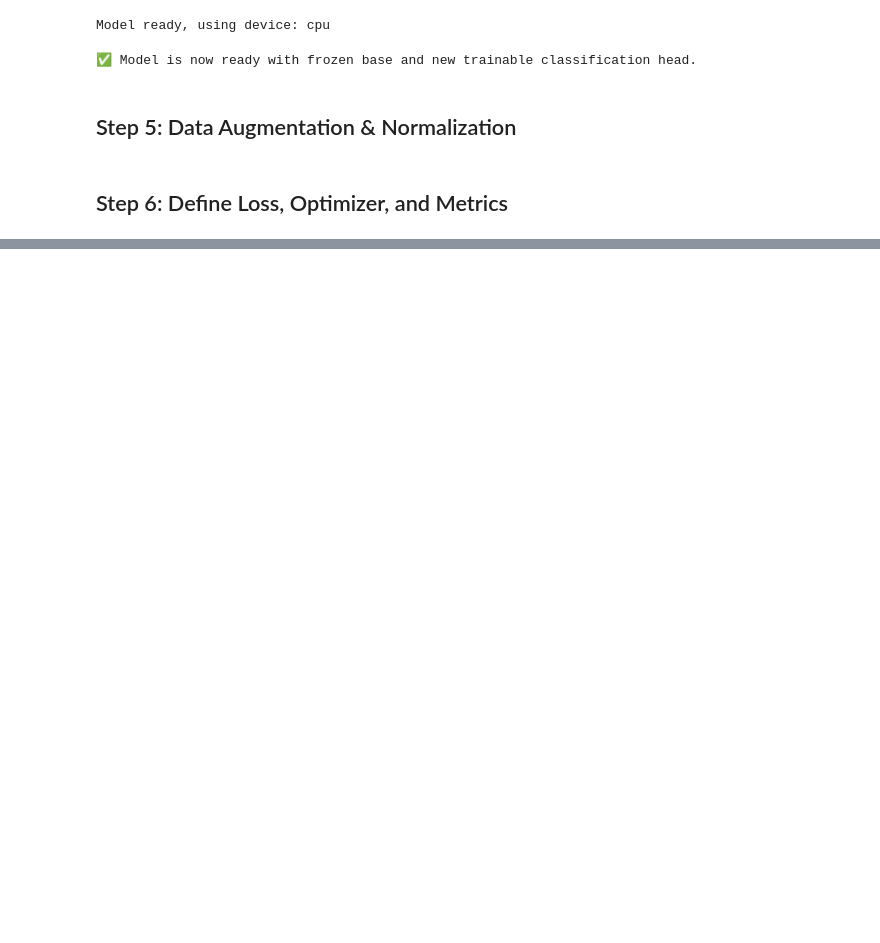
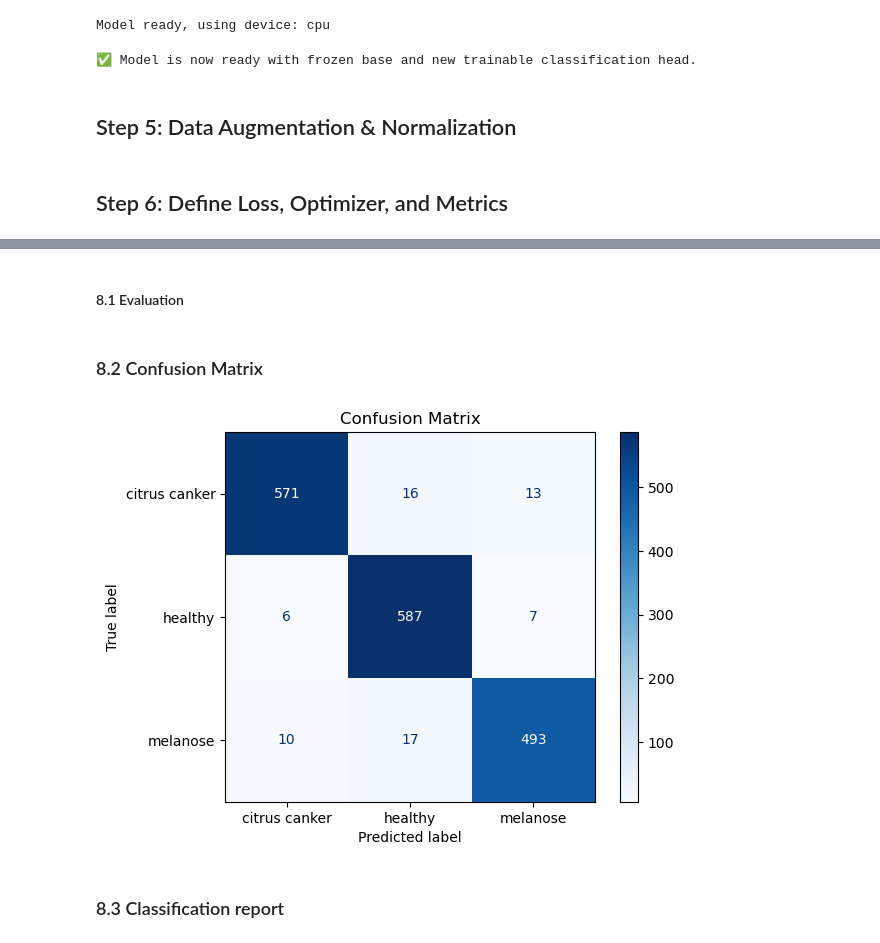
Before and after one commit to Ahmad1998-RPA/OrangeDiseaseDetection, a Jupyter notebook: orangeDD.ipynb, the cells around one changed output, grey strips where cells are left out. Saved outputs shown, nothing was run; the diff lists cells and outputs as text; code cells hidden in the pictures; blank space fills up the shorter version.

```diff
--- a/orangeDD.ipynb
+++ b/orangeDD.ipynb
@@ -190,7 +192,7 @@ best_model_wts = copy.deepcopy(model.state_dict())
 train_loss_history, val_loss_history = [], []
 train_acc_history, val_acc_history = [], []
 
-num_epochs = 25  # You can set 10–25
+num_epochs = 10  # You can set 10–25
 
 for epoch in range(num_epochs):
     print(f"\nEpoch {epoch+1}/{num_epochs}")
@@ -260,0 +300,37 @@ for epoch in range(num_epochs):
+# %% [markdown]
+#### 8.1 Evaluation
+# %%
+# Put model in eval mode
+model.eval()
+
+all_preds = []
+all_labels = []
+all_images = []
+
+with torch.no_grad():
+    for inputs, labels in test_loader:
+        inputs = inputs.to(device)
+        labels = labels.to(device)
+
+        outputs = model(inputs)
+        _, preds = torch.max(outputs, 1)
+
+        all_preds.extend(preds.cpu().numpy())
+        all_labels.extend(labels.cpu().numpy())
+        all_images.extend(inputs.cpu())  # Keep for visualization
+# %% [markdown]
+### 8.2 Confusion Matrix
+# %%
+# Class names (read from ImageFolder)
+class_names = test_dataset.classes
+
+# Confusion matrix
+cm = confusion_matrix(all_labels, all_preds)
+disp = ConfusionMatrixDisplay(confusion_matrix=cm, display_labels=class_names)
+disp.plot(cmap=plt.cm.Blues)
+plt.title("Confusion Matrix")
+plt.show()
+# %% [output]
+[figure, added]
+# %% [markdown]
+### 8.3 Classification report
```
Also changed, not shown: parts of 15 cells of this notebook.
